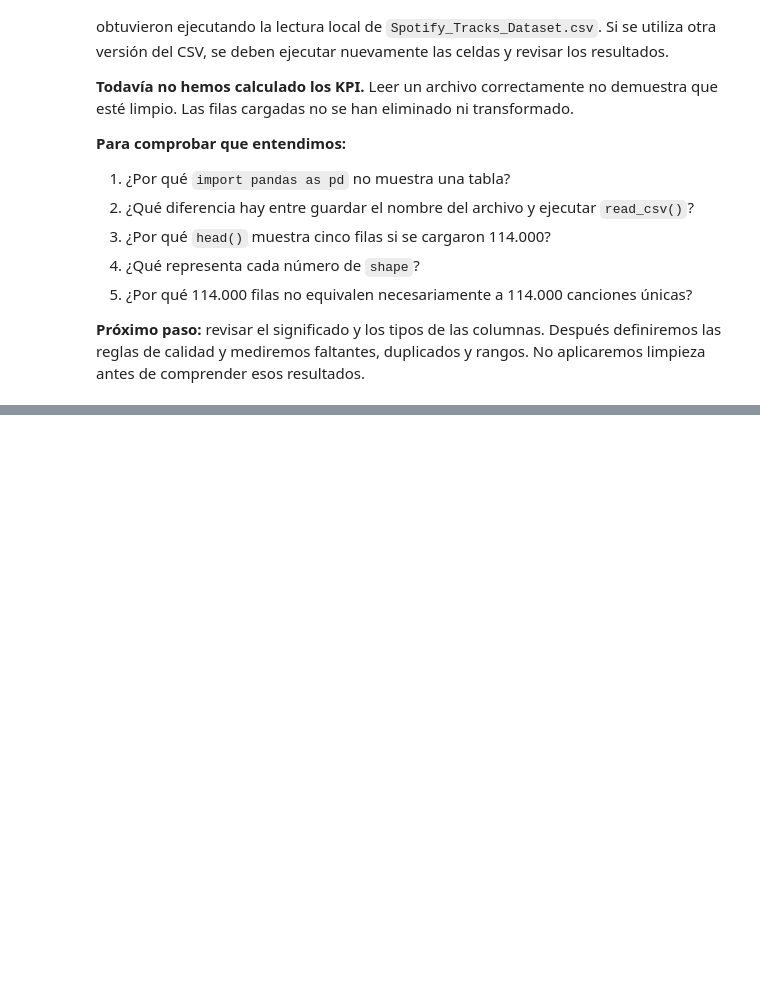
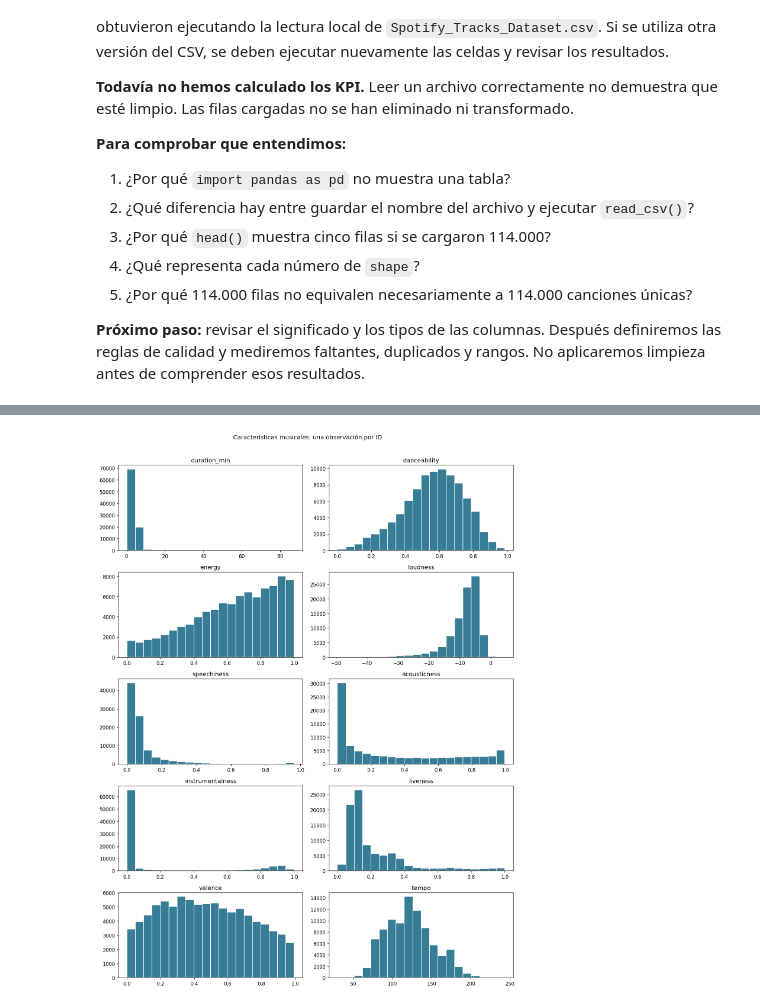
Before and after one commit to sparklyeonn/machine-learning, a Jupyter notebook: Spotify_Unidad_1.ipynb, the cells around one changed output, grey strips where cells are left out. Cells and saved outputs as stored; diff of their text form; code cells hidden in the pictures; blank space fills up the shorter version.

```diff
--- a/Spotify_Unidad_1.ipynb
+++ b/Spotify_Unidad_1.ipynb
@@ -348,0 +1788,4 @@ df.columns.tolist()
+# %%
+df_canciones["duration_min"] = df_canciones["duration_ms"] / 60000
+medidas_eda = ["popularity", "duration_min", "danceability", "energy", "loudness", "speechiness", "acousticness", "instrumentalness", "liveness", "valence", "tempo"]
+df_canciones[medidas_eda].describe().T.round(3)
@@ -348,0 +1830,8 @@ df.columns.tolist()
+# %%
+otras_medidas = ["duration_min", "danceability", "energy", "loudness", "speechiness", "acousticness", "instrumentalness", "liveness", "valence", "tempo"]
+df_canciones[otras_medidas].hist(bins=20, layout=(5, 2), figsize=(12, 16), grid=False, color="#377D96", edgecolor="white")
+plt.suptitle("Características musicales: una observación por ID")
+plt.tight_layout(rect=(0, 0, 1, 0.97))
+plt.show()
+# %% [output]
+[figure, added]
```
Also changed, not shown: parts of 248 cells of this notebook.
